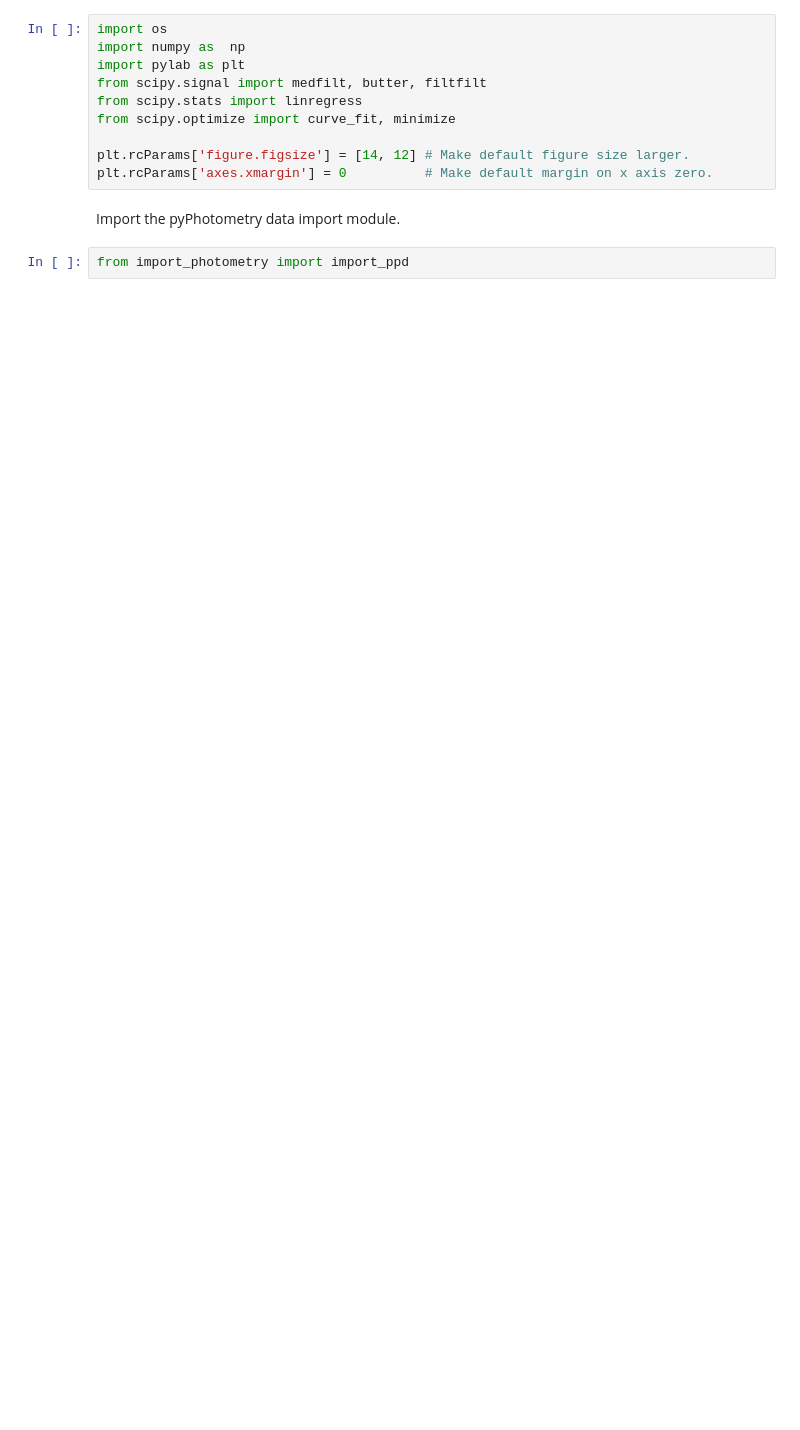
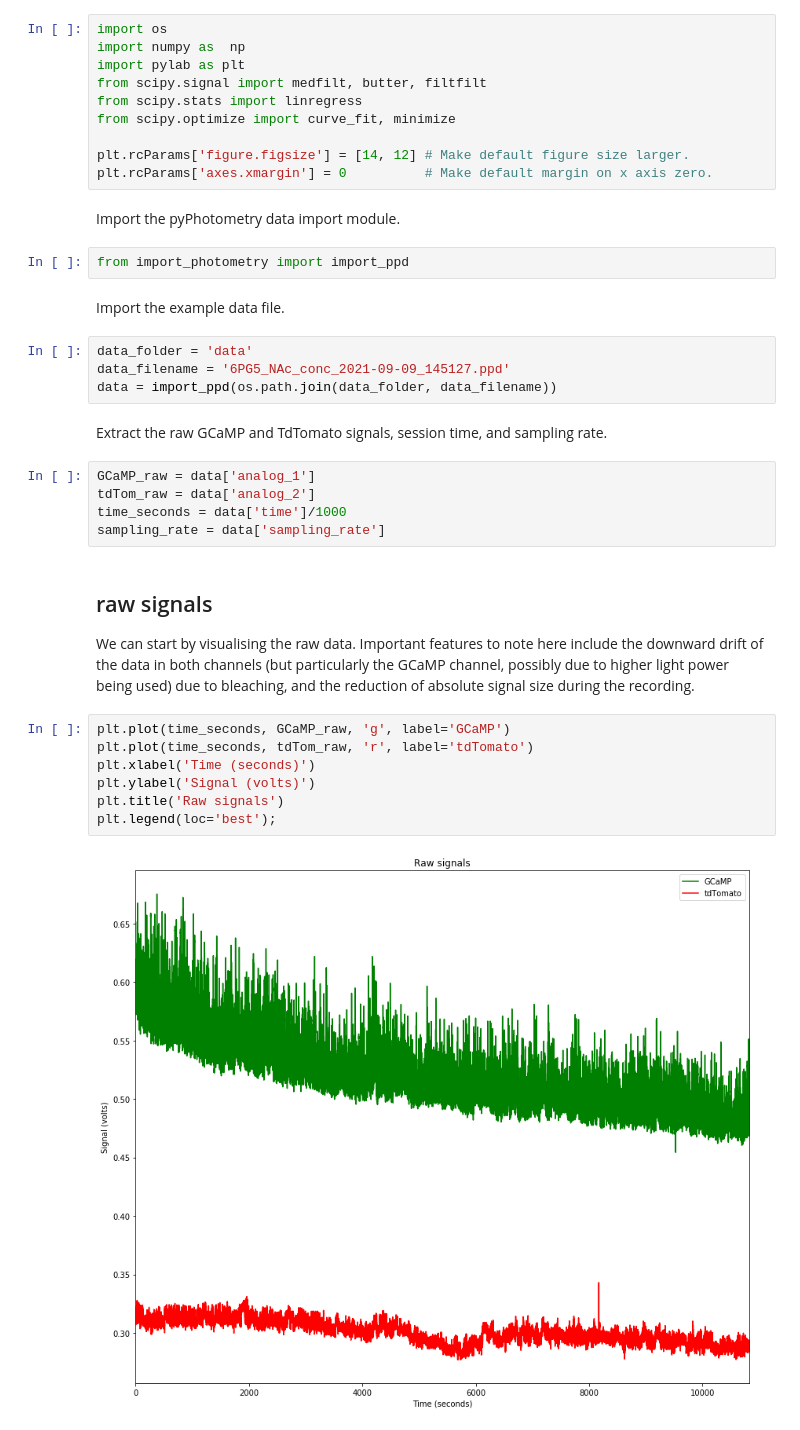
Before and after one commit to lauralgrima/photometry_preproc, a Jupyter notebook: photometry preprocessing.ipynb, the cells around one changed output. Saved outputs shown, nothing was run; the diff lists cells and outputs as text; blank space fills up the shorter version.

```diff
--- a/photometry preprocessing.ipynb
+++ b/photometry preprocessing.ipynb
@@ -26,3 +31,29 @@ plt.rcParams['axes.xmargin'] = 0          # Make default margin on x axis zero.
 Import the pyPhotometry data import module.
 # %%
 from import_photometry import import_ppd
+# %% [markdown]
+Import the example data file.
+# %%
+data_folder = 'data'
+data_filename = '6PG5_NAc_conc_2021-09-09_145127.ppd'
+data = import_ppd(os.path.join(data_folder, data_filename))
+# %% [markdown]
+Extract the raw GCaMP and TdTomato signals, session time, and sampling rate.
+# %%
+GCaMP_raw = data['analog_1']
+tdTom_raw = data['analog_2']
+time_seconds = data['time']/1000
+sampling_rate = data['sampling_rate']
+# %% [markdown]
+## raw signals
+
+We can start by visualising the raw data. Important features to note here include the downward drift of the data in both channels (but particularly the GCaMP channel, possibly due to higher light power being used) due to bleaching, and the reduction of absolute signal size during the recording.
+# %%
+plt.plot(time_seconds, GCaMP_raw, 'g', label='GCaMP')
+plt.plot(time_seconds, tdTom_raw, 'r', label='tdTomato')
+plt.xlabel('Time (seconds)')
+plt.ylabel('Signal (volts)')
+plt.title('Raw signals')
+plt.legend(loc='best');
+# %% [output]
+[figure, added]
```
Also changed, not shown: parts of 27 cells of this notebook.
